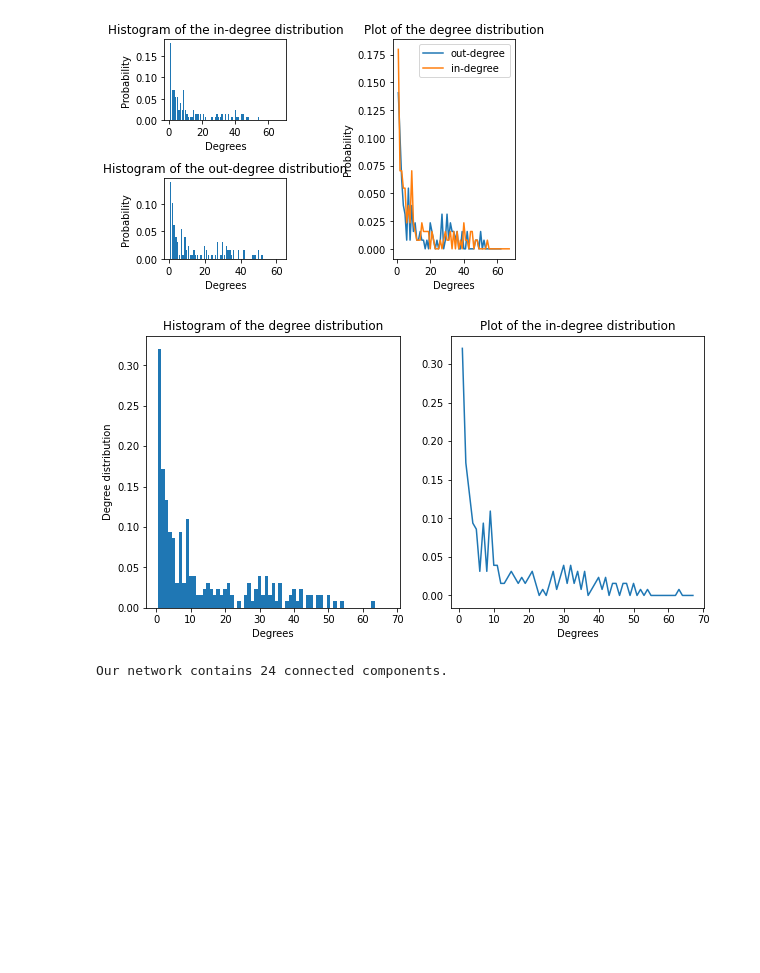
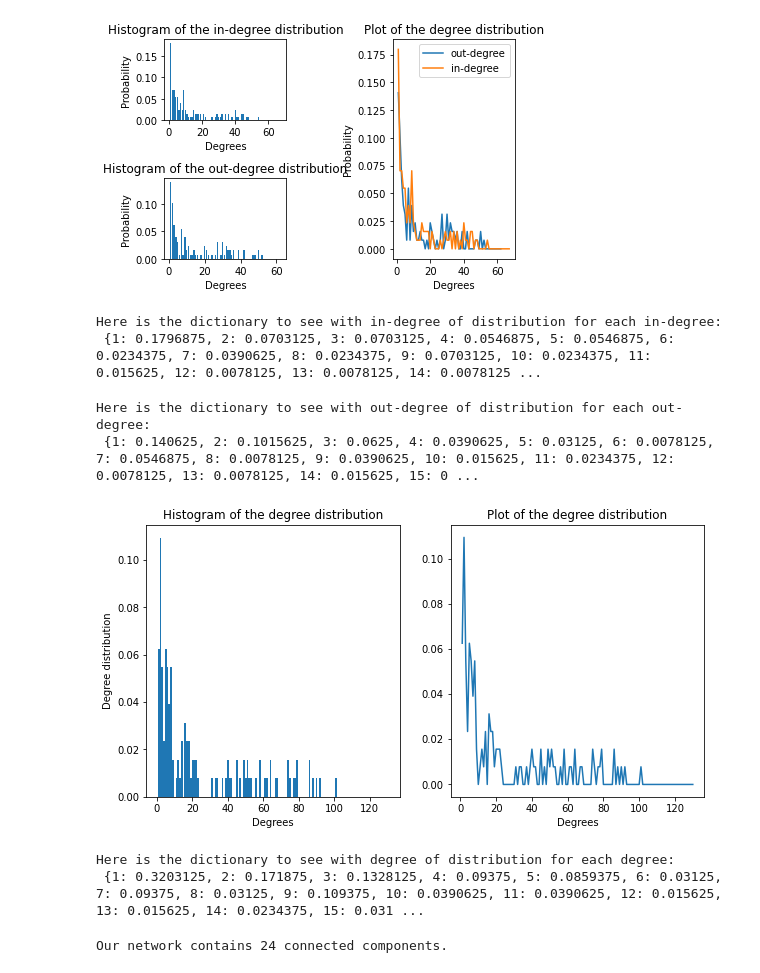
Before and after one commit to CarolinaOliveira001/Complex_Network, a Jupyter notebook: Exercise_1_Twitter.ipynb, the cells around one changed output. Saved outputs shown, nothing was run; the diff lists cells and outputs as text; code cells hidden in the pictures; blank space fills up the shorter version.

```diff
--- a/Exercise_1_Twitter.ipynb
+++ b/Exercise_1_Twitter.ipynb
@@ -253,6 +253,7 @@ inDictDegree = {}
 for i in range(1, maximumInDegree):
   inDegreesWithoutRepetitions.append(i)
   inDegreeCountArray.append(inDegrees.count(i)/numberOfNodes)
+  inDictDegree[i] = inDegreeCountArray[i-1]
 
 outDegrees = [n.GetOutDeg() for n in graph.Nodes()]
 outDegreeCountArray = []
@@ -261,6 +262,7 @@ outDictDegree = {}
 for i in range(1, maximumOutDegree):
   outDegreesWithoutRepetitions.append(i)
   outDegreeCountArray.append(outDegrees.count(i)/numberOfNodes)
+  outDictDegree[i] = outDegreeCountArray[i-1]
 
 plot1 = plt.subplot2grid((2, 2), (0, 0), colspan=1)
 plot2 = plt.subplot2grid((2, 2), (0, 1), rowspan=2, colspan=1)
@@ -284,4 +286,14 @@ plt.tight_layout()
 plt.show()
 # %% [output]
 [figure]
+# %%
+print("Here is the dictionary to see with in-degree of distribution for each in-degree:\n", inDictDegree)
+# %% [output]
+Here is the dictionary to see with in-degree of distribution for each in-degree:
+ {1: 0.1796875, 2: 0.0703125, 3: 0.0703125, 4: 0.0546875, 5: 0.0546875, 6: 0.0234375, 7: 0.0390625, 8: 0.0234375, 9: 0.0703125, 10: 0.0234375, 11: 0.015625, 12: 0.0078125, 13: 0.0078125, 14: 0.0078125 ...
+# %%
+print("Here is the dictionary to see with out-degree of distribution for each out-degree:\n", outDictDegree)
+# %% [output]
+Here is the dictionary to see with out-degree of distribution for each out-degree:
+ {1: 0.140625, 2: 0.1015625, 3: 0.0625, 4: 0.0390625, 5: 0.03125, 6: 0.0078125, 7: 0.0546875, 8: 0.0078125, 9: 0.0390625, 10: 0.015625, 11: 0.0234375, 12: 0.0078125, 13: 0.0078125, 14: 0.015625, 15: 0 ...
 # %%
@@ -289,34 +302,37 @@ plt.show()
 # %%
 allDegrees = []
 degreeCountArray = []
 degreesWithoutRepetitions = []
+allDictDegree = {}
 
-for i in inDegrees:
-  allDegrees.append(i)
-
-for i in outDegrees:
-  allDegrees.append(i)
+for node in graph.Nodes():
+  allDegrees.append(node.GetInDeg() + node.GetOutDeg())
 
 maxDegree = 0
 
-if maximumInDegree >= maximumOutDegree:
-  maxDegree = maximumInDegree
-else:
-  maxDegree = maximumOutDegree
+for i in allDegrees:
+  if i > maxDegree:
+    maxDegree = i
 
 for i in range(1, maxDegree):
   degreesWithoutRepetitions.append(i)
   degreeCountArray.append(allDegrees.count(i)/numberOfNodes)
+  allDictDegree[i] = degreeCountArray[i-1]
 
 fig, (ax1, ax2) = plt.subplots(1, 2, figsize=(10, 5))
 ax1.set_title("Histogram of the degree distribution")
 ax1.bar(degreesWithoutRepetitions, degreeCountArray, 1)
 ax1.set(xlabel='Degrees', ylabel='Degree distribution')
 ax2.set_title("Plot of the degree distribution")
 ax2.plot(degreesWithoutRepetitions, degreeCountArray)
 ax2.set(xlabel='Degrees')
 fig.show()
 # %% [output]
-[figure, old version]
+[figure, new version]
+# %%
+print("Here is the dictionary to see with degree of distribution for each degree:\n", allDictDegree)
+# %% [output]
+Here is the dictionary to see with degree of distribution for each degree:
+ {1: 0.3203125, 2: 0.171875, 3: 0.1328125, 4: 0.09375, 5: 0.0859375, 6: 0.03125, 7: 0.09375, 8: 0.03125, 9: 0.109375, 10: 0.0390625, 11: 0.0390625, 12: 0.015625, 13: 0.015625, 14: 0.0234375, 15: 0.031 ...
 # %%
 #Question (b)
```
Also changed, not shown: parts of 3 cells of this notebook.
